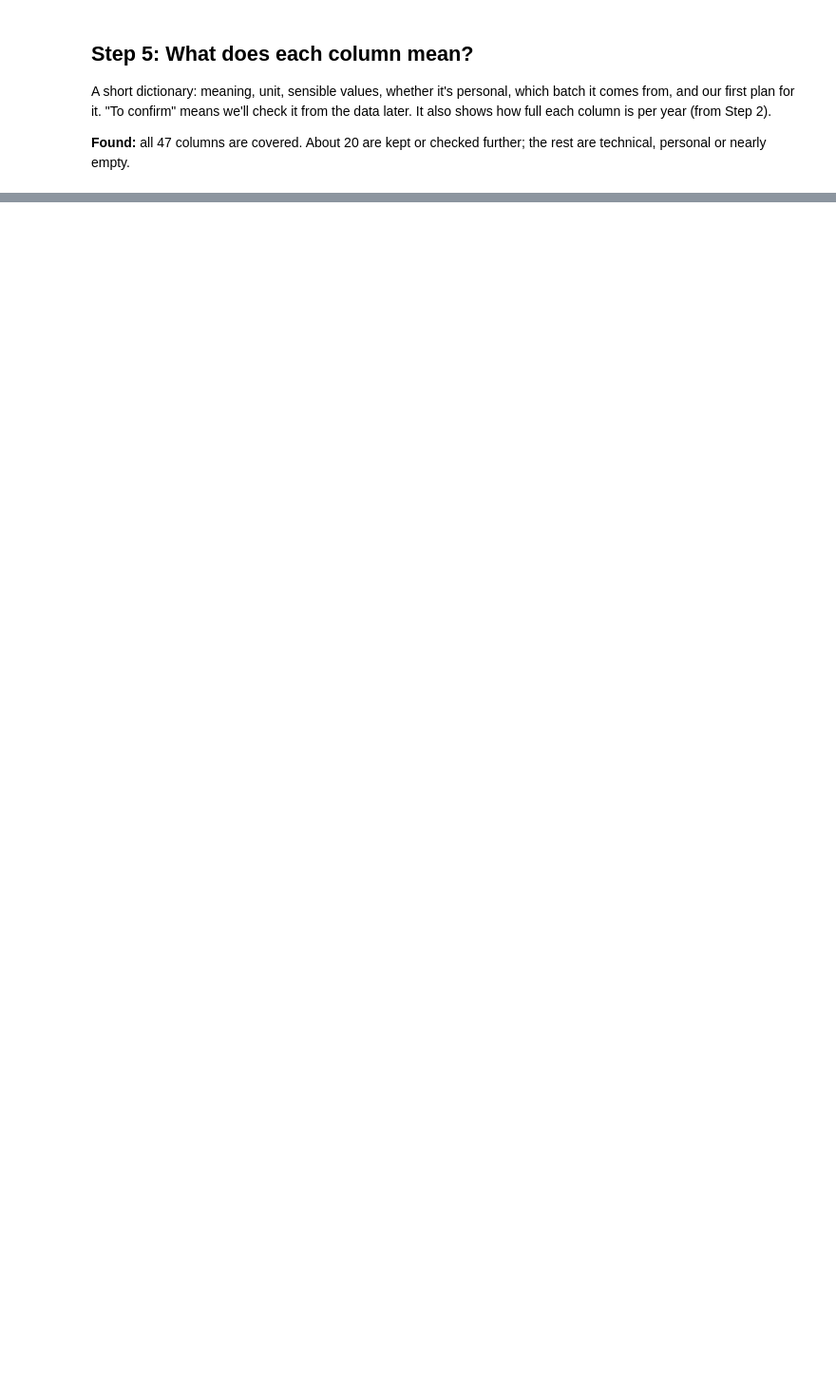
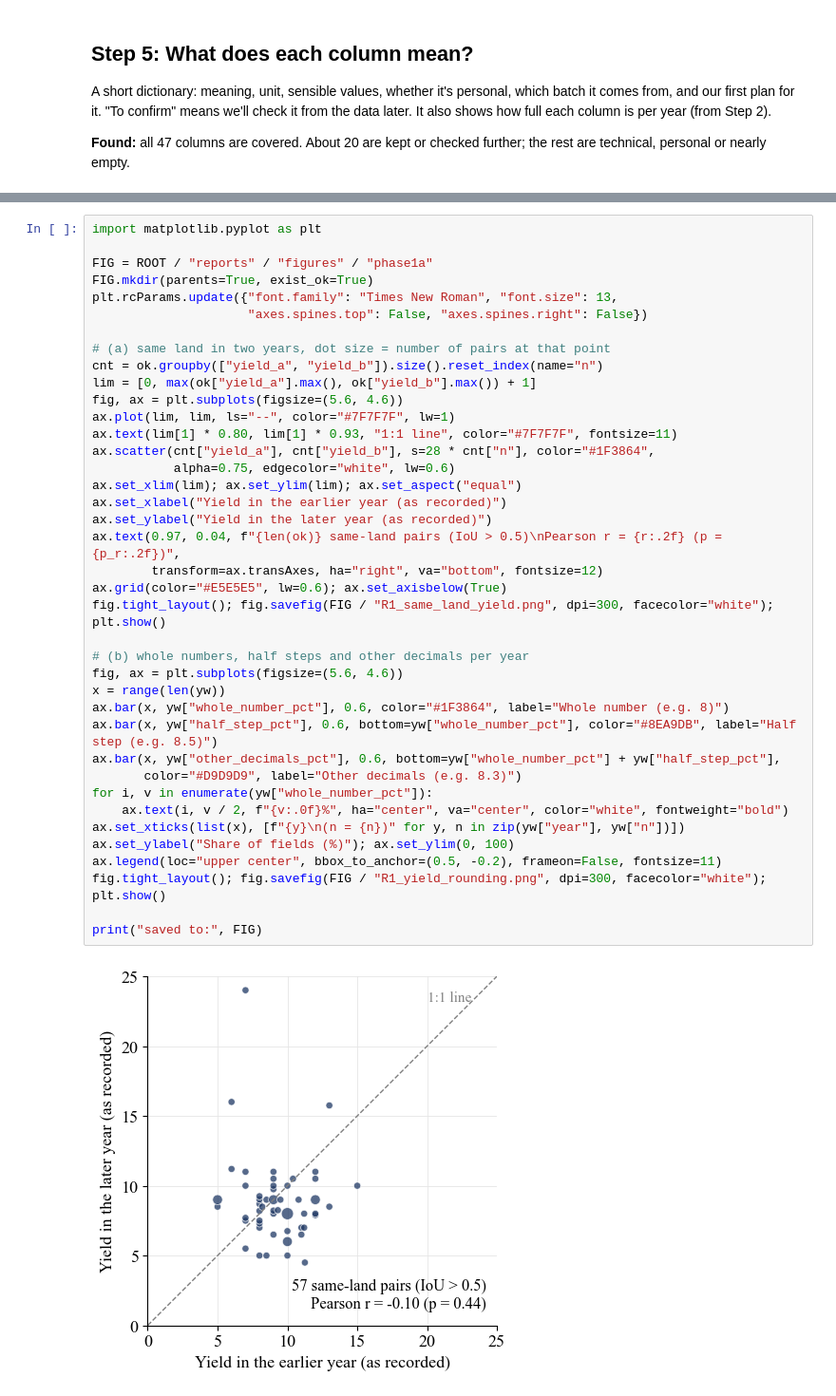
Before and after one commit to josaiahsyiem/mtech-thesis-crop-yield-estimation, a Jupyter notebook: notebooks/R1_raw_audit.ipynb, the cells around one changed output, grey strips where cells are left out. Shown at 95% size. Drawn from its saved outputs; the diff is of its cells as text; blank space fills up the shorter version.

Commit message:
R2 harmonise and merge; R1 updated with figures and map layers

```diff
--- a/notebooks/R1_raw_audit.ipynb
+++ b/notebooks/R1_raw_audit.ipynb
@@ -501,0 +671,41 @@ print(f"\n    'Jalkot' fields sit at about {ll[j].x.median():.2f} E, {ll[j].y.me
+# %%
+import matplotlib.pyplot as plt
+
+FIG = ROOT / "reports" / "figures" / "phase1a"
+FIG.mkdir(parents=True, exist_ok=True)
+plt.rcParams.update({"font.family": "Times New Roman", "font.size": 13,
+                     "axes.spines.top": False, "axes.spines.right": False})
+
+# (a) same land in two years, dot size = number of pairs at that point
+cnt = ok.groupby(["yield_a", "yield_b"]).size().reset_index(name="n")
+lim = [0, max(ok["yield_a"].max(), ok["yield_b"].max()) + 1]
+fig, ax = plt.subplots(figsize=(5.6, 4.6))
+ax.plot(lim, lim, ls="--", color="#7F7F7F", lw=1)
+ax.text(lim[1] * 0.80, lim[1] * 0.93, "1:1 line", color="#7F7F7F", fontsize=11)
+ax.scatter(cnt["yield_a"], cnt["yield_b"], s=28 * cnt["n"], color="#1F3864",
+           alpha=0.75, edgecolor="white", lw=0.6)
+ax.set_xlim(lim); ax.set_ylim(lim); ax.set_aspect("equal")
+ax.set_xlabel("Yield in the earlier year (as recorded)")
+ax.set_ylabel("Yield in the later year (as recorded)")
+ax.text(0.97, 0.04, f"{len(ok)} same-land pairs (IoU > 0.5)\nPearson r = {r:.2f} (p = {p_r:.2f})",
+        transform=ax.transAxes, ha="right", va="bottom", fontsize=12)
+ax.grid(color="#E5E5E5", lw=0.6); ax.set_axisbelow(True)
+fig.tight_layout(); fig.savefig(FIG / "R1_same_land_yield.png", dpi=300, facecolor="white"); plt.show()
+
+# (b) whole numbers, half steps and other decimals per year
+fig, ax = plt.subplots(figsize=(5.6, 4.6))
+x = range(len(yw))
+ax.bar(x, yw["whole_number_pct"], 0.6, color="#1F3864", label="Whole number (e.g. 8)")
+ax.bar(x, yw["half_step_pct"], 0.6, bottom=yw["whole_number_pct"], color="#8EA9DB", label="Half step (e.g. 8.5)")
+ax.bar(x, yw["other_decimals_pct"], 0.6, bottom=yw["whole_number_pct"] + yw["half_step_pct"],
+       color="#D9D9D9", label="Other decimals (e.g. 8.3)")
+for i, v in enumerate(yw["whole_number_pct"]):
+    ax.text(i, v / 2, f"{v:.0f}%", ha="center", va="center", color="white", fontweight="bold")
+ax.set_xticks(list(x), [f"{y}\n(n = {n})" for y, n in zip(yw["year"], yw["n"])])
+ax.set_ylabel("Share of fields (%)"); ax.set_ylim(0, 100)
+ax.legend(loc="upper center", bbox_to_anchor=(0.5, -0.2), frameon=False, fontsize=11)
+fig.tight_layout(); fig.savefig(FIG / "R1_yield_rounding.png", dpi=300, facecolor="white"); plt.show()
+
+print("saved to:", FIG)
+# %% [output]
+[figure, added]
```
Also changed, not shown: parts of 23 cells of this notebook, 9 other files.
